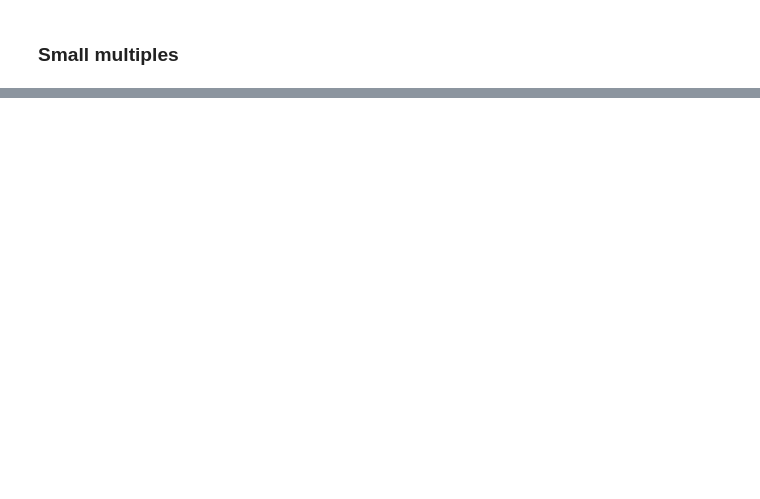
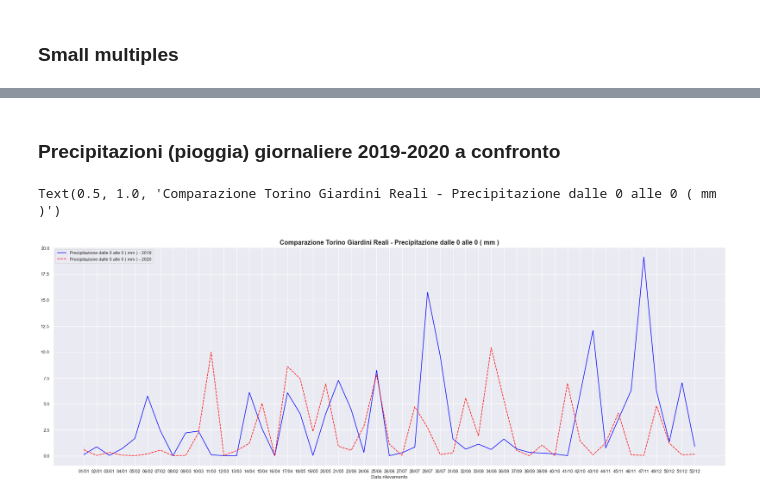
Before and after one commit to danielegerbaldo/Turin-Air-Quality-Comparison-Lockdown, a Jupyter notebook: Weather.ipynb, the cells around one changed output, grey strips where cells are left out. Drawn from its saved outputs; the diff is of its cells as text; code cells hidden in the pictures; blank space fills up the shorter version.

```diff
--- a/Weather.ipynb
+++ b/Weather.ipynb
@@ -98,0 +186,35 @@ plt.show()
+# %% [markdown]
+### Precipitazioni (pioggia) giornaliere 2019-2020 a confronto
+# %%
+def read_ARPA_csv(path):
+    dataFrame = pd.read_csv(path, sep=';',dtype={'Data': str},index_col=False )
+
+    #merge date and hours and parsing
+    dataFrame["Data"] = dataFrame["Data"]
+    dataFrame["Data"] = pd.to_datetime(dataFrame["Data"])
+    return dataFrame
+# %%
+to_giardini_reali_2019 = read_ARPA_csv('data/Weather/TORINO_GIARDINI_REALI_giornalieri_2019.csv')[['Data', 'Precipitazione dalle 0 alle 0 ( mm )']]
+to_giardini_reali_2020 = read_ARPA_csv('data/Weather/TORINO_GIARDINI_REALI_giornalieri_2020.csv')[['Data', 'Precipitazione dalle 0 alle 0 ( mm )']]
+
+#rename value column
+to_giardini_reali_2019.rename(columns = {'Precipitazione dalle 0 alle 0 ( mm )':'Precipitazione dalle 0 alle 0 ( mm ) - 2019'}, inplace = True)
+to_giardini_reali_2020.rename(columns = {'Precipitazione dalle 0 alle 0 ( mm )':'Precipitazione dalle 0 alle 0 ( mm ) - 2020'}, inplace = True)
+#group by week
+to_giardini_reali_2019= to_giardini_reali_2019.resample('W', on='Data').mean()
+to_giardini_reali_2020 = to_giardini_reali_2020.resample('W', on='Data').mean()
+# #creating grouped data
+to_giardini_reali_2019['Data rilevamento']=to_giardini_reali_2019.index.get_level_values('Data').strftime('%U/%m')
+to_giardini_reali_2020['Data rilevamento']=to_giardini_reali_2020.index.get_level_values('Data').strftime('%U/%m')
+#merge data
+merged_giardini_reali = pd.merge(to_giardini_reali_2019 ,to_giardini_reali_2020 ,on=['Data rilevamento','Data rilevamento'])
+merged_giardini_reali.set_index("Data rilevamento",inplace=True)
+# %%
+sns.set_theme()
+plt.figure(figsize=(30, 10))
+palette = ["blue","red"]
+sns.lineplot(data=merged_giardini_reali, palette=palette)
+plt.title("Comparazione Torino Giardini Reali - Precipitazione dalle 0 alle 0 ( mm )",fontdict= { 'fontsize': 16, 'fontweight':'bold'})
+# %% [output]
+Text(0.5, 1.0, 'Comparazione Torino Giardini Reali - Precipitazione dalle 0 alle 0 ( mm )')
+[figure, added]
```
Also changed, not shown: parts of 10 cells of this notebook, 1 other file.
